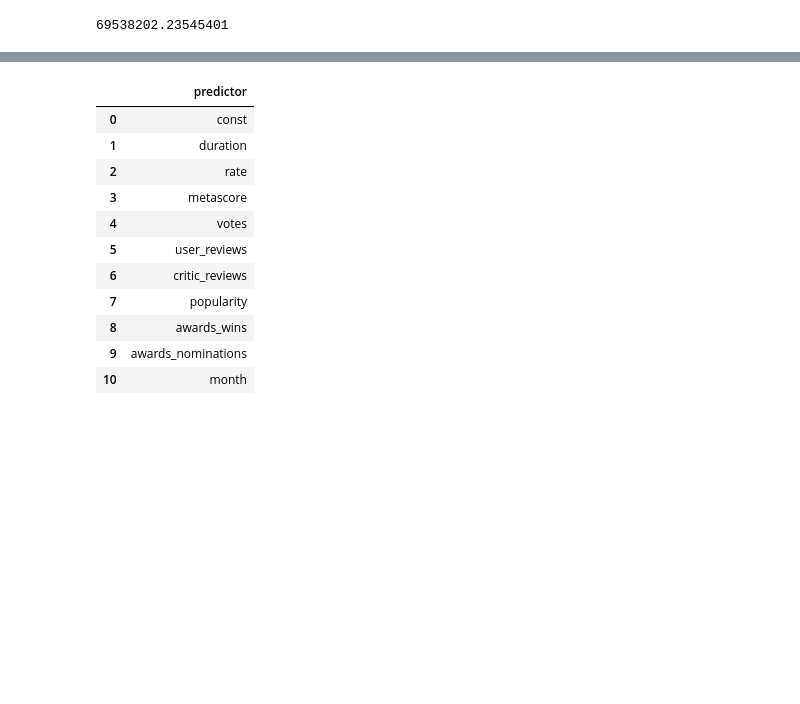
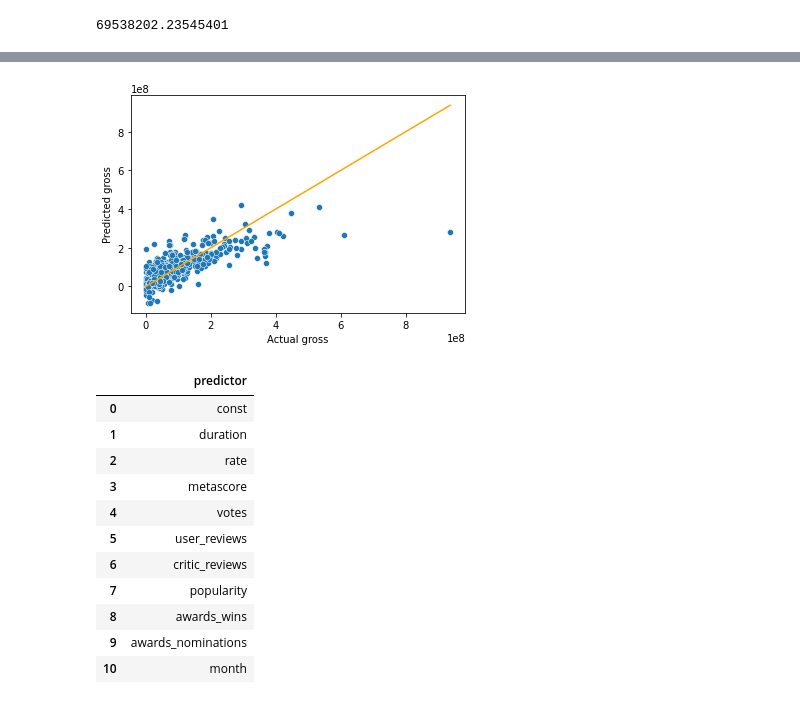
Before and after one commit to mgbanich/DS303-2_ElectricBoogaloo, a Jupyter notebook: Commit_version.ipynb, the cells around one changed output, grey strips where cells are left out. Cells and saved outputs as stored; diff of their text form; code cells hidden in the pictures; blank space fills up the shorter version.

```diff
--- a/Commit_version.ipynb
+++ b/Commit_version.ipynb
@@ -145,3 +155,14 @@ rmse_filt
+# %%
+# Plotting predicted gross against real gross to see how close to y=x they are.
+
+sns.scatterplot(x = test.gross, y = pred_gross)
+sns.lineplot(x = [0, test.gross.max()], y = [0, test.gross.max()], color = 'orange')
+plt.xlabel('Actual gross')
+plt.ylabel('Predicted gross')
+# Ideally, all points should fall on or close to y = x
+plt.show()
+# %% [output]
+[figure, added]
 # %%
 # VIF
 from statsmodels.stats.outliers_influence import variance_inflation_factor
```
Also changed, not shown: parts of 12 cells of this notebook, 1 other file.
